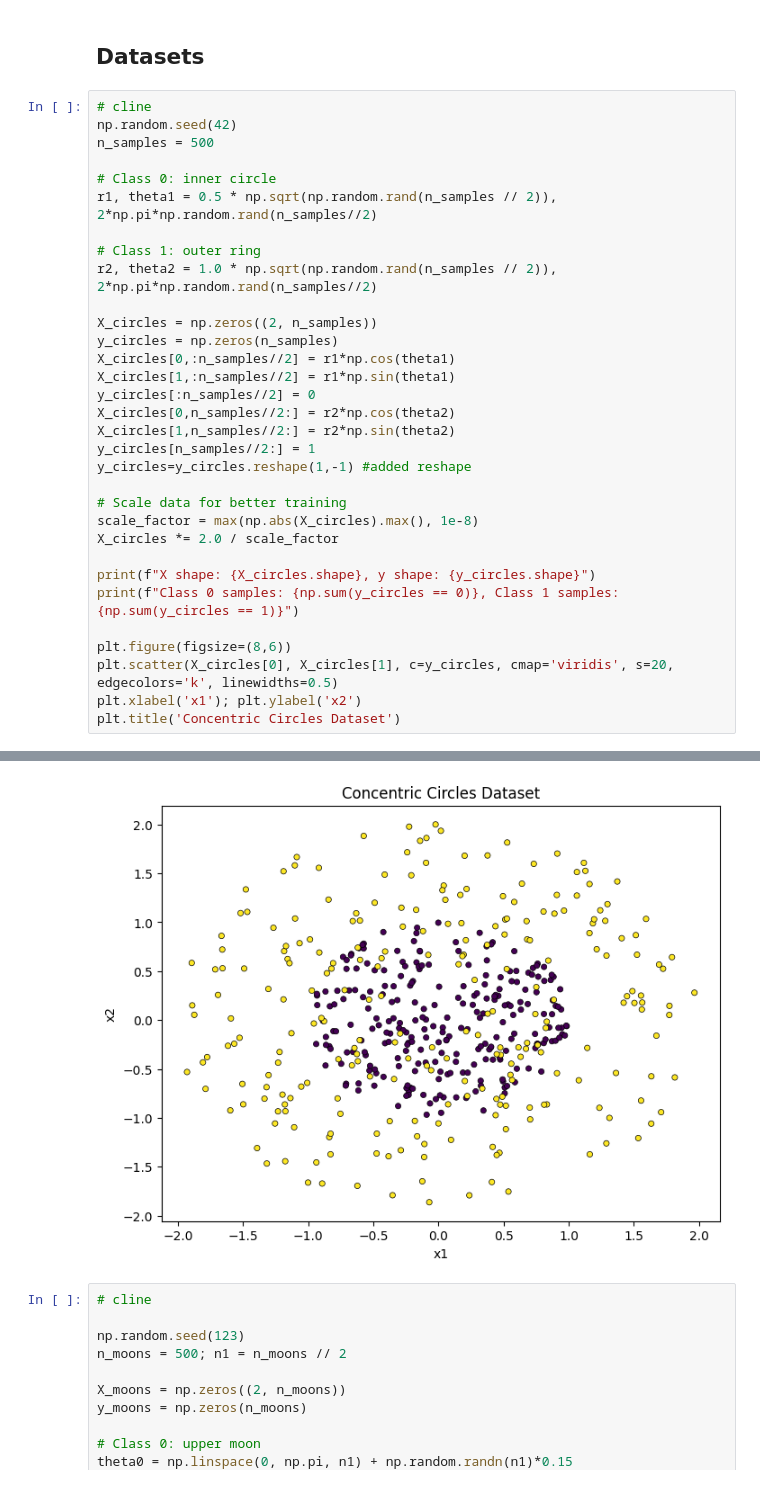
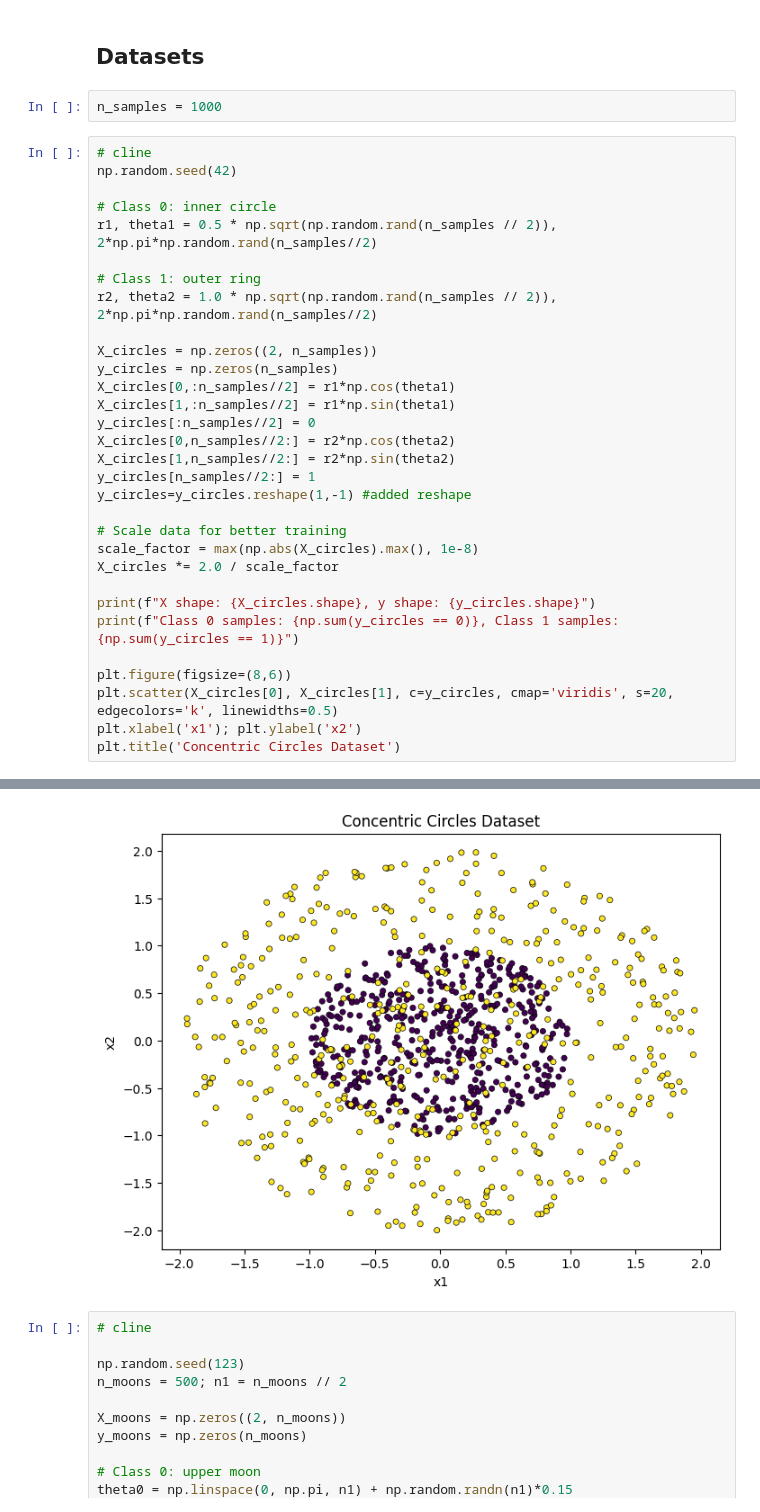
Before and after one commit to brouser2001/mae-5733, a Jupyter notebook: final/final_w_solns.ipynb, the cells around one changed output, grey strips where cells are left out. Cells and saved outputs as stored; diff of their text form.

```diff
--- a/final/final_w_solns.ipynb
+++ b/final/final_w_solns.ipynb
@@ -689,9 +696,10 @@ print(count_lora_params(nnet))
 # %% [markdown]
 ## Datasets
+# %%
+n_samples = 1000
 # %%
 # cline
 np.random.seed(42)
-n_samples = 500
 
 # Class 0: inner circle
 r1, theta1 = 0.5 * np.sqrt(np.random.rand(n_samples // 2)), 2*np.pi*np.random.rand(n_samples//2)
@@ -726,5 +734,5 @@ Class 0 samples: 250, Class 1 samples: 250
 Text(0.5, 1.0, 'Concentric Circles Dataset')
-[figure, old version]
+[figure, new version]
 # %%
 # cline
 
```
Also changed, not shown: parts of 46 cells of this notebook, 1 other file.
